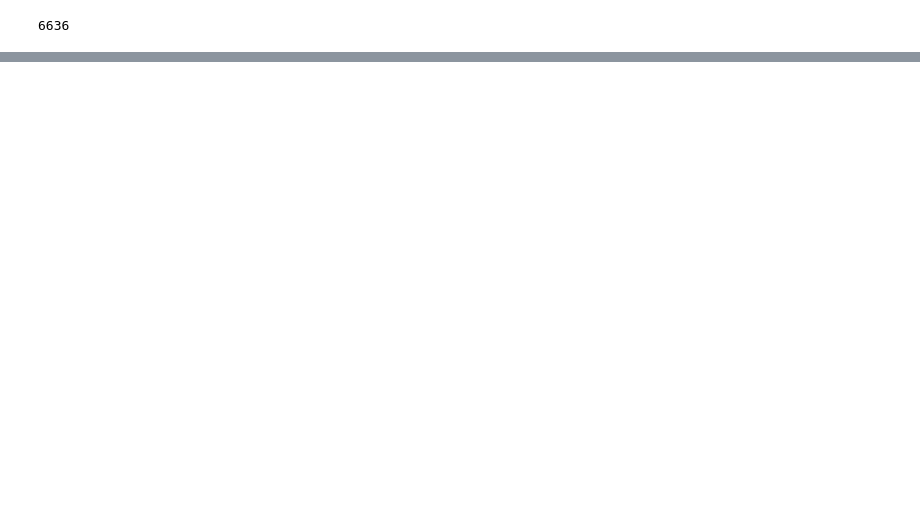
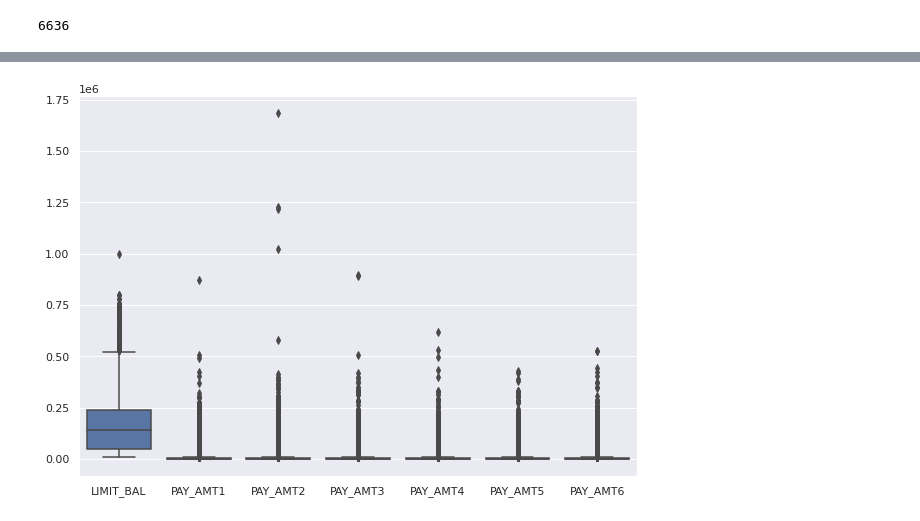
Before and after one commit to tushwagh/Credit-Card-Default-Prediction, a Jupyter notebook: Credit_Card_Default_Prediction_Capstone_Project.ipynb, the cells around one changed output, grey strips where cells are left out. Cells and saved outputs as stored; diff of their text form; code cells hidden in the pictures; blank space fills up the shorter version.

```diff
--- a/Credit_Card_Default_Prediction_Capstone_Project.ipynb
+++ b/Credit_Card_Default_Prediction_Capstone_Project.ipynb
@@ -289,0 +328,8 @@ df.default.sum()
+# %%
+# Boxplot for Pay_Amt vs Limit_bal
+
+plt.figure(figsize=(10,7))
+sns.boxplot(data=df[['LIMIT_BAL','PAY_AMT1','PAY_AMT2', 'PAY_AMT3', 'PAY_AMT4', 'PAY_AMT5', 'PAY_AMT6']])
+plt.show()
+# %% [output]
+[figure, added]
```
Also changed, not shown: parts of 29 cells of this notebook.
